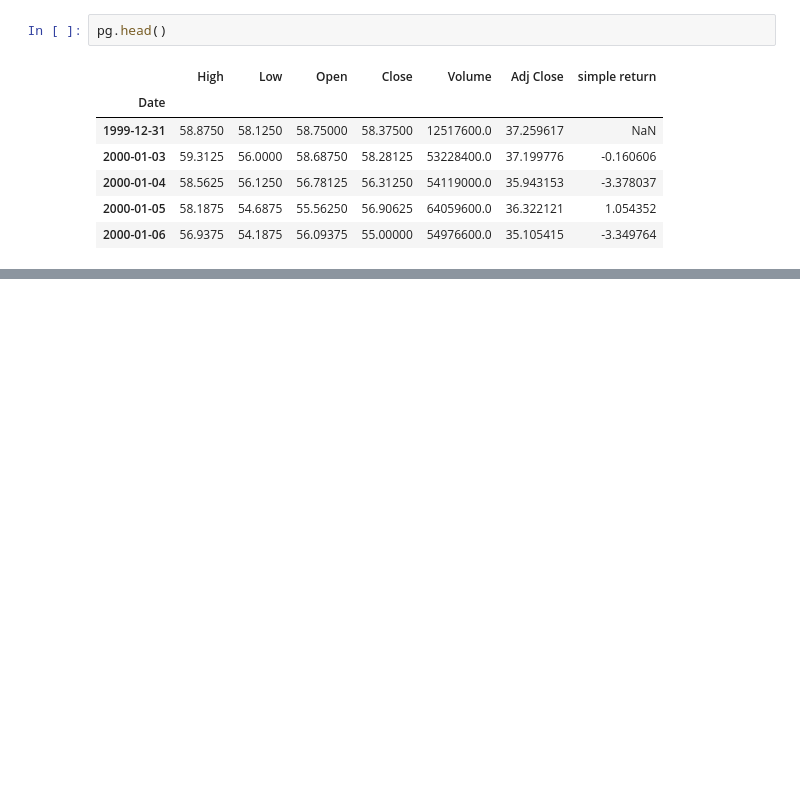
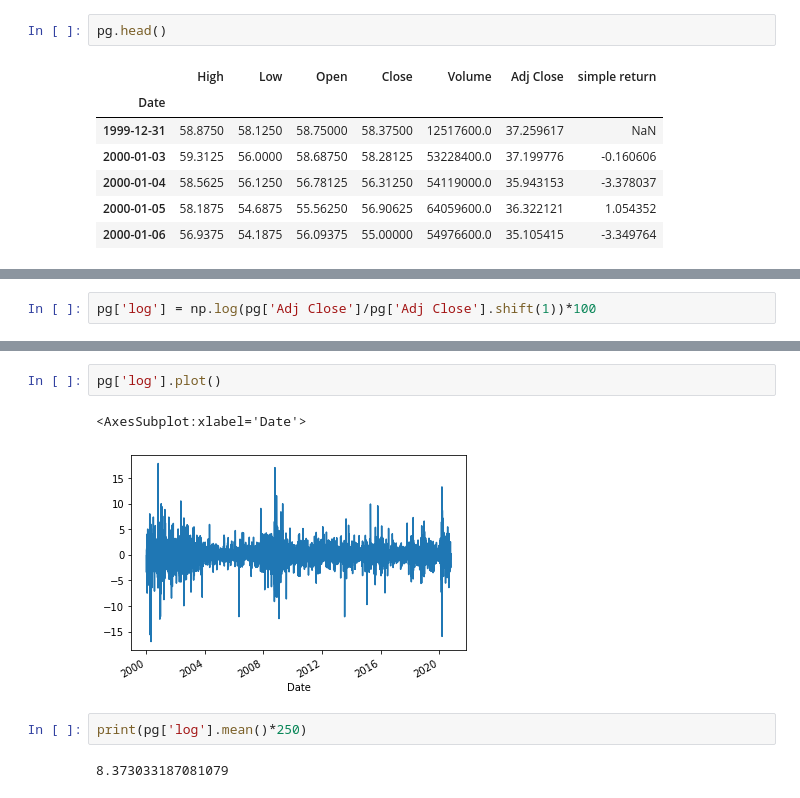
Before and after one commit to Abhinandan1996/testprojects, a Jupyter notebook: Untitled Folder/Untitled.ipynb, the cells around one changed output, grey strips where cells are left out. Cells and saved outputs as stored; diff of their text form; blank space fills up the shorter version.

```diff
--- a/Untitled Folder/Untitled.ipynb
+++ b/Untitled Folder/Untitled.ipynb
@@ -23,0 +30,2 @@ pg['simple return'].plot()
+# %%
+pg['log'] = np.log(pg['Adj Close']/pg['Adj Close'].shift(1))*100
@@ -23,0 +42,9 @@ pg['simple return'].plot()
+# %%
+pg['log'].plot()
+# %% [output]
+<AxesSubplot:xlabel='Date'>
+[figure, added]
+# %%
+print(pg['log'].mean()*250)
+# %% [output]
+8.373033187081079
```
Also changed, not shown: parts of 4 cells of this notebook.
